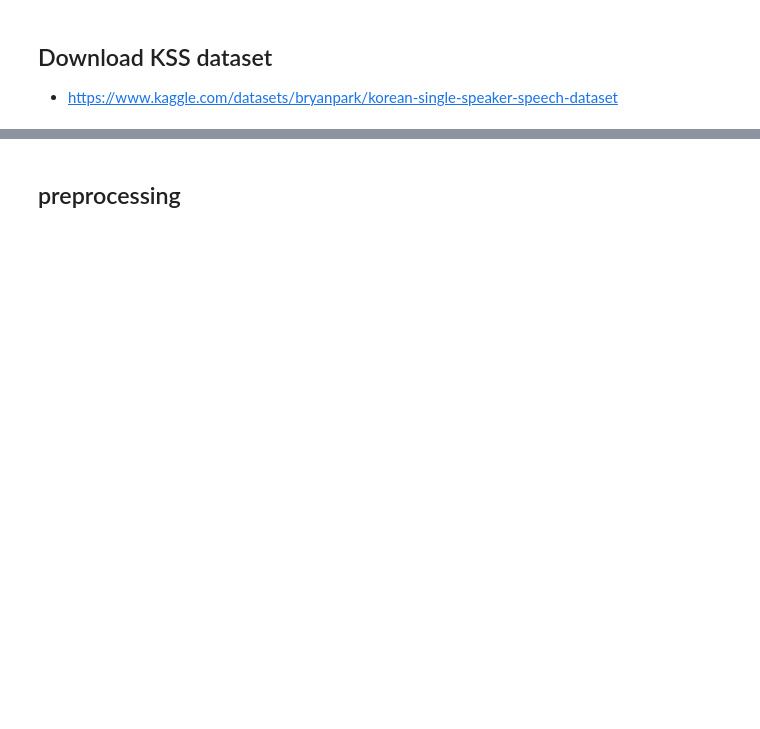
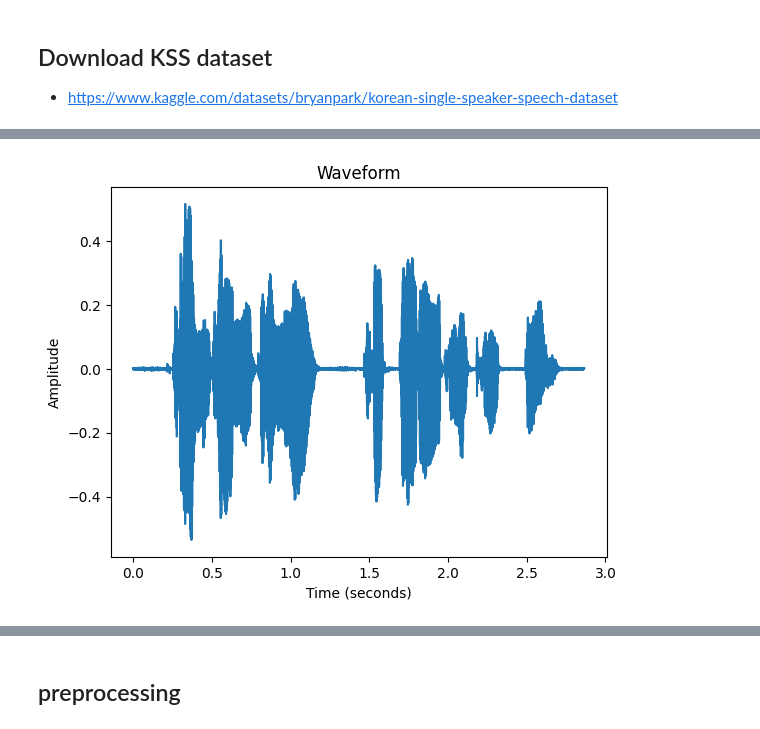
Before and after one commit to june-oh/2024_cseg109, a Jupyter notebook: LAB3_1_Fastspeech2_Train.ipynb, the cells around one changed output, grey strips where cells are left out. Drawn from its saved outputs; the diff is of its cells as text; code cells hidden in the pictures; blank space fills up the shorter version.

```diff
--- a/LAB3_1_Fastspeech2_Train.ipynb
+++ b/LAB3_1_Fastspeech2_Train.ipynb
@@ -81,0 +117,10 @@ hparams.py      prepare_align.py                          train.py
+# %%
+import numpy as np
+time_axis = np.arange(0, len(waveform[0])) / sample_rate
+plt.plot(time_axis, waveform[0])
+plt.xlabel("Time (seconds)")
+plt.ylabel("Amplitude")
+plt.title("Waveform")
+plt.show()
+# %% [output]
+[figure, added]
```
Also changed, not shown: parts of 27 cells of this notebook.
